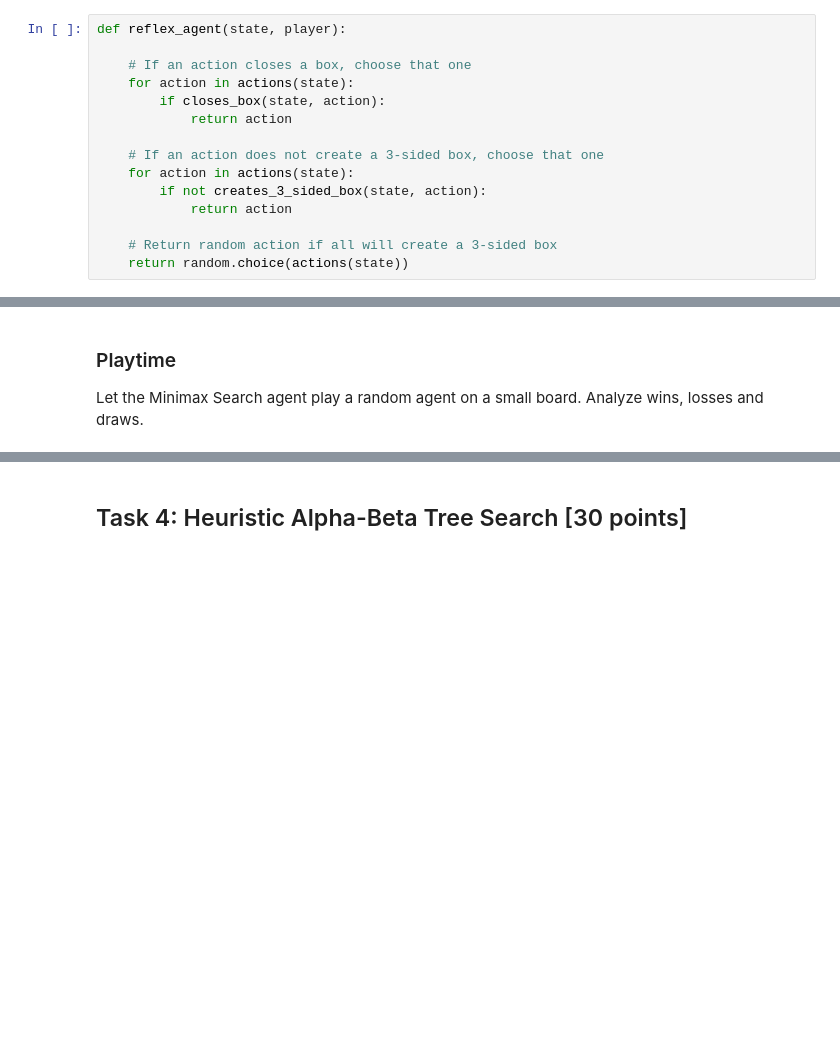
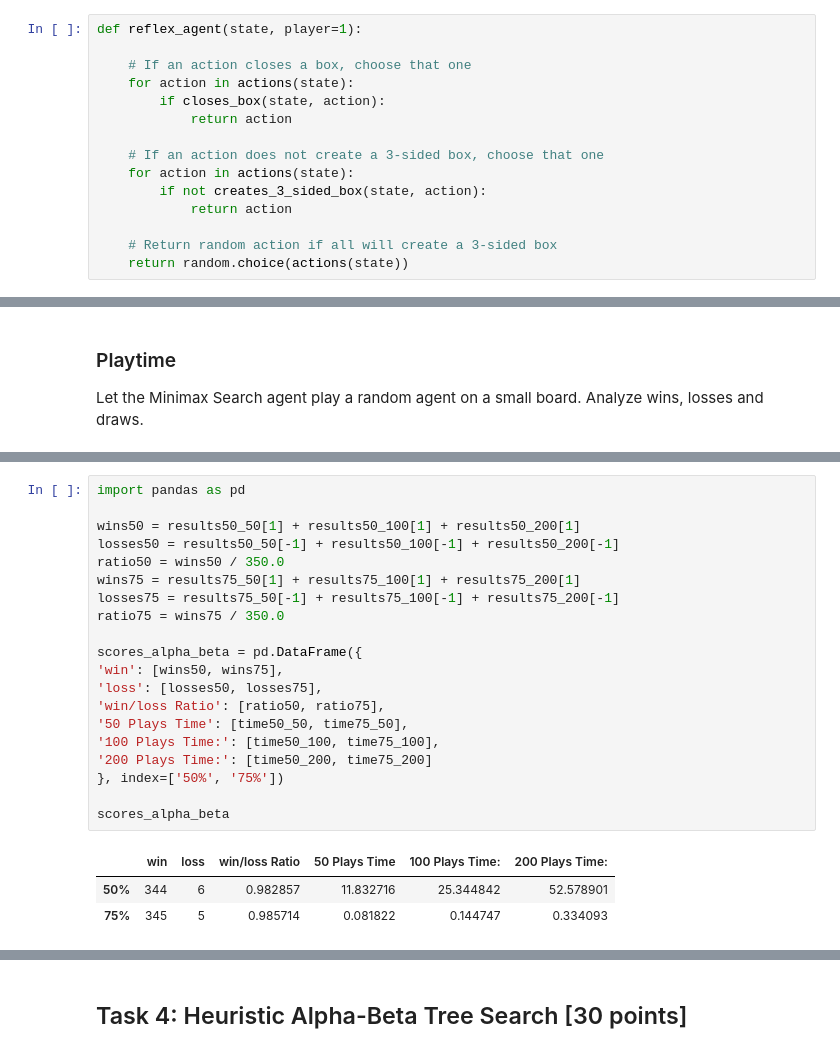
Before and after one commit to diogo-fae/dots-and-boxes, a Jupyter notebook: Attempt2.ipynb, the cells around one changed output, grey strips where cells are left out. Drawn from its saved outputs; the diff is of its cells as text; blank space fills up the shorter version.

```diff
--- a/Attempt2.ipynb
+++ b/Attempt2.ipynb
@@ -1052,7 +1094,7 @@ Start with an empty board. This is the worst case scenario for minimax search wi
 A good strategy is to implement a Reflex-Based Agent and add some lines until the board is sufficiently filled. Then, we can switch back to Alpha Beta Pruning.<br/>
 The simple reflex agent looks at the percept, the whole board and all lines already drawn, and draws a new line aiming to close a box. If that is not possible, it will draw the first line that that prevents the opponent from closing one (avoids creating a 3-sided box). If that is also not possible, meaning the next move would unquestionably allow the opponent to close a box, the agent will pick a random line.
 # %%
-def reflex_agent(state, player):
+def reflex_agent(state, player=1):
 
     # If an action closes a box, choose that one
     for action in actions(state):
@@ -1169,0 +1292,24 @@ play(alpha_beta_search, random_player, 100, size=4)
+# %%
+import pandas as pd
+
+wins50 = results50_50[1] + results50_100[1] + results50_200[1]
+losses50 = results50_50[-1] + results50_100[-1] + results50_200[-1]
+ratio50 = wins50 / 350.0
+wins75 = results75_50[1] + results75_100[1] + results75_200[1]
+losses75 = results75_50[-1] + results75_100[-1] + results75_200[-1]
+ratio75 = wins75 / 350.0
+
+scores_alpha_beta = pd.DataFrame({
+'win': [wins50, wins75],
+'loss': [losses50, losses75],
+'win/loss Ratio': [ratio50, ratio75],
+'50 Plays Time': [time50_50, time75_50],
+'100 Plays Time:': [time50_100, time75_100],
+'200 Plays Time:': [time50_200, time75_200]
+}, index=['50%', '75%'])
+
+scores_alpha_beta
+# %% [output]
+|  | win | loss | win/loss Ratio | 50 Plays Time | 100 Plays Time: | 200 Plays Time: |
+| 50% | 344 | 6 | 0.982857 | 11.832716 | 25.344842 | 52.578901 |
+| 75% | 345 | 5 | 0.985714 | 0.081822 | 0.144747 | 0.334093 |
```
Also changed, not shown: parts of 26 cells of this notebook.
